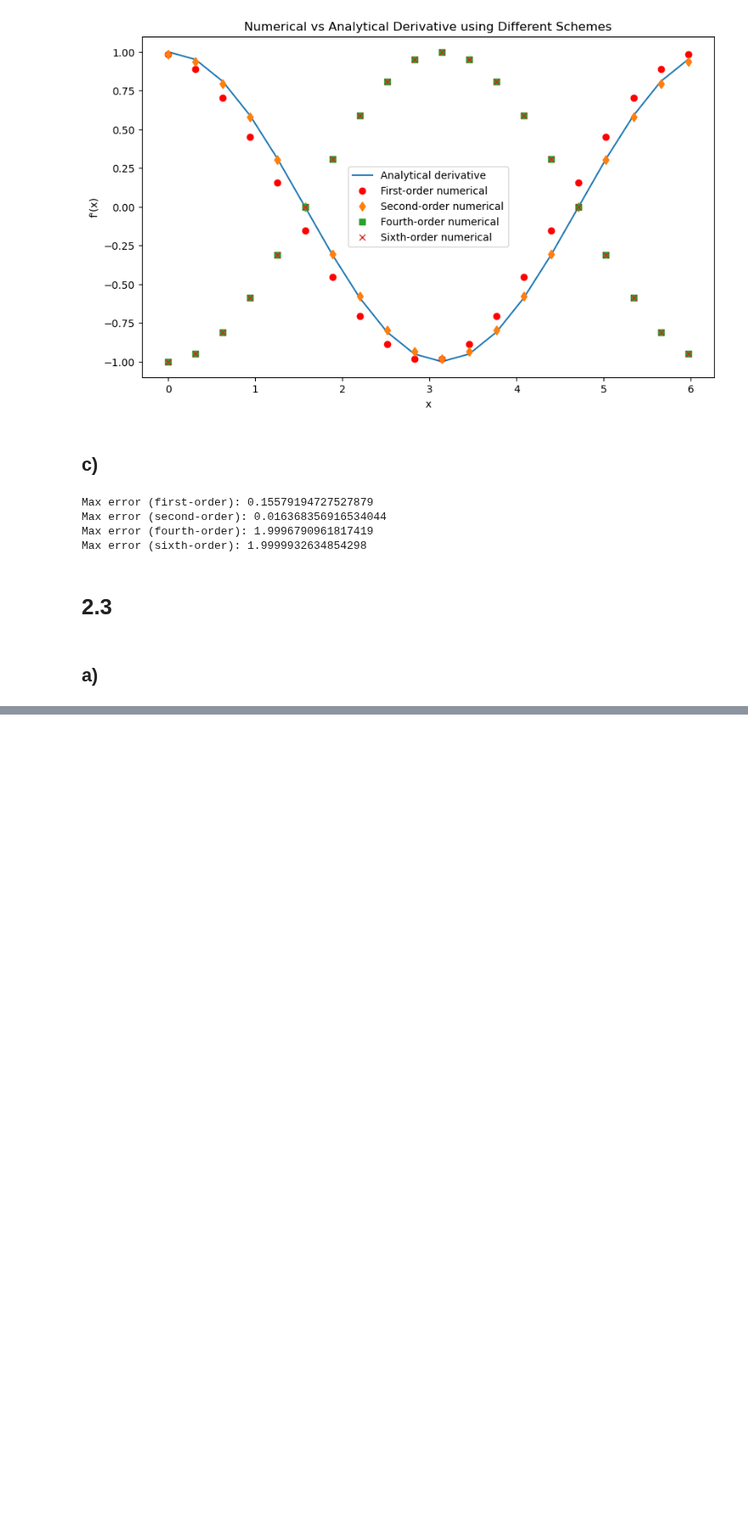
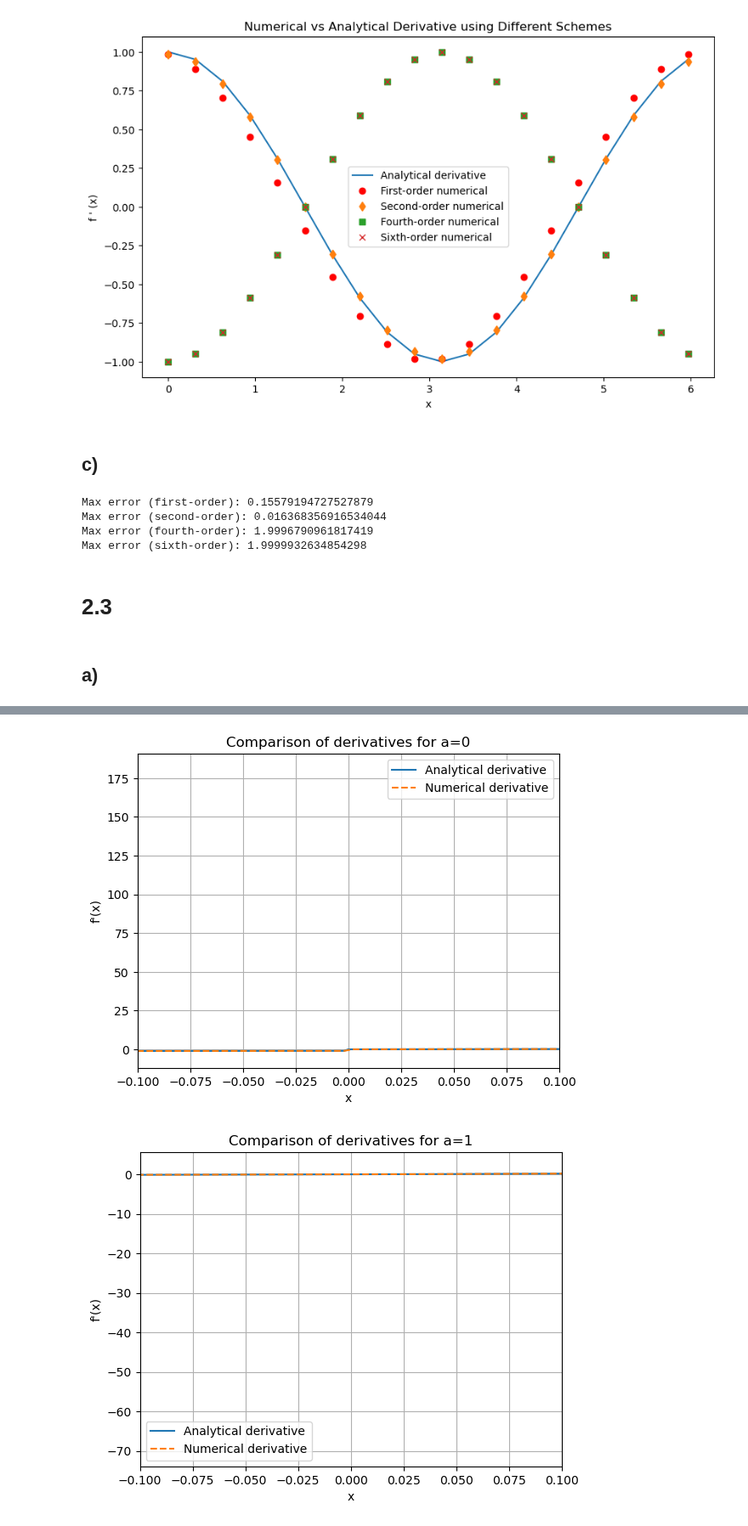
Before and after one commit to Katikistan/NumeP, a Jupyter notebook: week1/week1.ipynb, the cells around one changed output, grey strips where cells are left out. Shown at 85% size. Drawn from its saved outputs; the diff is of its cells as text; code cells hidden in the pictures; blank space fills up the shorter version.

```diff
--- a/week1/week1.ipynb
+++ b/week1/week1.ipynb
@@ -124,0 +122,34 @@ ValueError: The truth value of an array with more than one element is ambiguous.
+# %%
+import numpy as np
+import matplotlib.pyplot as plt
+
+N = 1000
+x = np.linspace(-1, 1, N, endpoint=False)
+dx = x[1] - x[0]
+
+# Values of a to test
+a_values = [0, 1, 2]
+
+# Central difference scheme for second order derivative
+def central_diff(f, dx):
+    return (np.roll(f, -1) - np.roll(f, 1)) / (2 * dx)
+
+# Plot results
+for a in a_values:
+    f_values = f(x, a)
+    f_prime_analytical = f_prime(x, a)
+    f_prime_numerical = central_diff(f_values, dx)
+
+    plt.figure()
+    plt.plot(x, f_prime_analytical, label='Analytical derivative')
+    plt.plot(x, f_prime_numerical, label='Numerical derivative', linestyle='--')
+    plt.title(f'Comparison of derivatives for a={a}')
+    plt.xlabel('x')
+    plt.ylabel('f\'(x)')
+    plt.legend()
+    plt.grid(True)
+    plt.xlim(-0.1, 0.1)  # Zoom in near x=0
+    plt.show()
+# %% [output]
+[figure, added]
+[figure, added]
```
Also changed, not shown: parts of 4 cells of this notebook.
